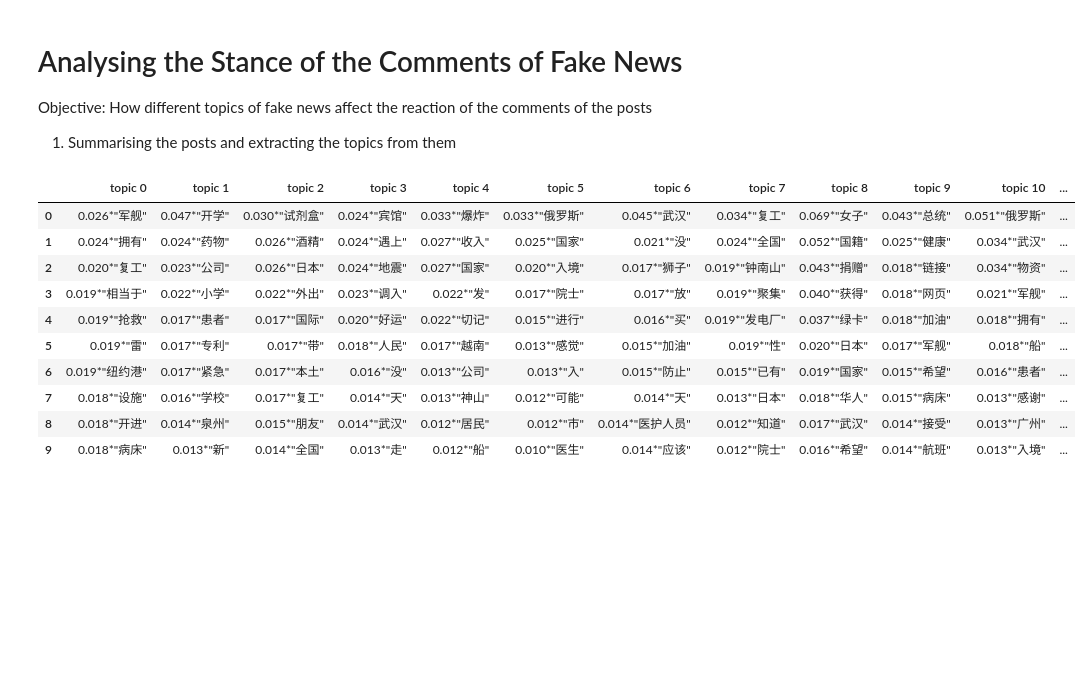
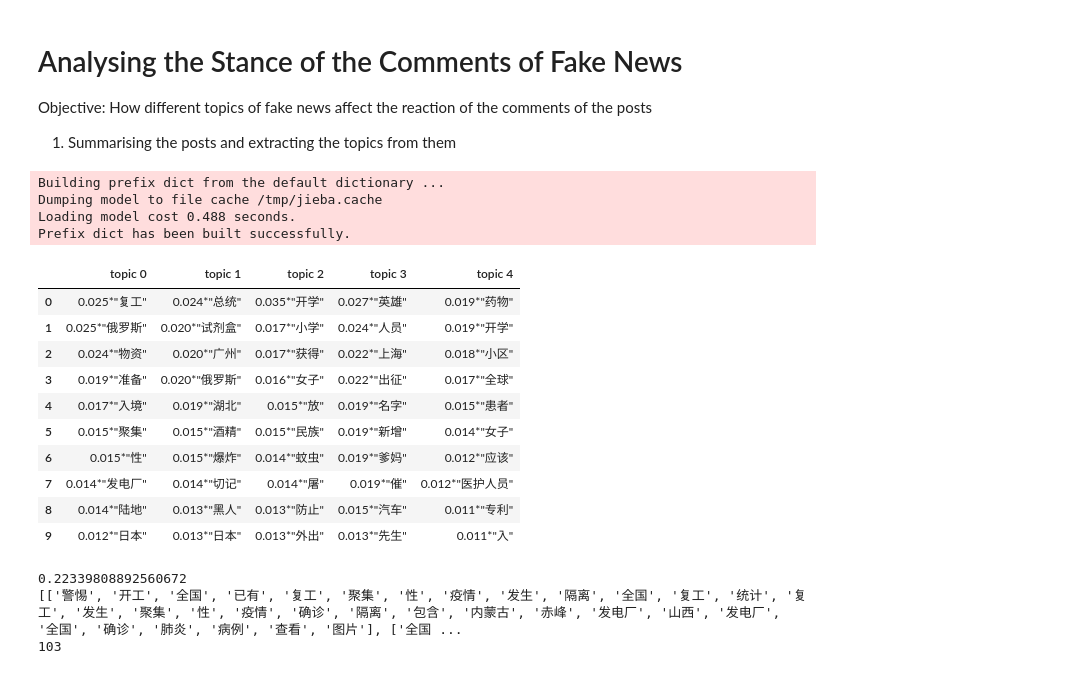
Before and after one commit to Pandacoocoo/Fake_News, a Jupyter notebook: fake_news.ipynb, the cells around one changed output. Drawn from its saved outputs; the diff is of its cells as text; code cells hidden in the pictures; blank space fills up the shorter version.

Commit message:
Tried to reclassify the topics

```diff
--- a/fake_news.ipynb
+++ b/fake_news.ipynb
@@ -346,31 +346,39 @@ for index, row in comments.iterrows():
     word_flags = pseg.lcut(text)    # Separate the sentences into pairs of word and its part of speech
     words = []
     for word_flag in word_flags:
-        if word_flag.flag in ['ns', 'n', 'v', 'a']:     # Only keep words that are nouns, verbs, adjectives, or proper nouns
+        if word_flag.flag in ['ns', 'n', 'v']:     # Only keep words that are nouns, verbs, or proper nouns
             words.append(word_flag.word)
     cleaned_posts.append(clean_stopword(words))
+# %% [output]
+Building prefix dict from the default dictionary ...
+Dumping model to file cache /tmp/jieba.cache
+Loading model cost 0.488 seconds.
+Prefix dict has been built successfully.
 # %%
 import gensim
 from gensim.utils import simple_preprocess
 
 dictionary = gensim.corpora.Dictionary(cleaned_posts)
-dictionary.filter_extremes(no_above=0.1)
+dictionary.filter_extremes(no_above=0.05)
 
+# Create the corpus for the dictionary
 bow_corpus = [dictionary.doc2bow(doc) for doc in cleaned_posts]
-lda_model = gensim.models.LdaMulticore(bow_corpus, num_topics=15, id2word=dictionary)
+lda_model = gensim.models.LdaMulticore(bow_corpus, num_topics=5, id2word=dictionary)
 topic_dic = dict()
 for idx, topic in lda_model.print_topics(-1):
     topic_dic['topic {}'.format(idx)] = topic.split('+')
 pd.DataFrame(topic_dic)
+
+# Code adapted from Chuanrong Li (https://github.com/Lichuanro/Chinese-NLP-Hands-On-Practice/blob/master/LDA/LDA.ipynb)
 # %% [output]
-|  | topic 0 | topic 1 | topic 2 | topic 3 | topic 4 | topic 5 | topic 6 | topic 7 | topic 8 | topic 9 | topic 10 | ... |
-| 0 | 0.026*"军舰" | 0.047*"开学" | 0.030*"试剂盒" | 0.024*"宾馆" | 0.033*"爆炸" | 0.033*"俄罗斯" | 0.045*"武汉" | 0.034*"复工" | 0.069*"女子" | 0.043*"总统" | 0.051*"俄罗斯" | ... |
-| 1 | 0.024*"拥有" | 0.024*"药物" | 0.026*"酒精" | 0.024*"遇上" | 0.027*"收入" | 0.025*"国家" | 0.021*"没" | 0.024*"全国" | 0.052*"国籍" | 0.025*"健康" | 0.034*"武汉" | ... |
-| 2 | 0.020*"复工" | 0.023*"公司" | 0.026*"日本" | 0.024*"地震" | 0.027*"国家" | 0.020*"入境" | 0.017*"狮子" | 0.019*"钟南山" | 0.043*"捐赠" | 0.018*"链接" | 0.034*"物资" | ... |
-| 3 | 0.019*"相当于" | 0.022*"小学" | 0.022*"外出" | 0.023*"调入" | 0.022*"发" | 0.017*"院士" | 0.017*"放" | 0.019*"聚集" | 0.040*"获得" | 0.018*"网页" | 0.021*"军舰" | ... |
-| 4 | 0.019*"抢救" | 0.017*"患者" | 0.017*"国际" | 0.020*"好运" | 0.022*"切记" | 0.015*"进行" | 0.016*"买" | 0.019*"发电厂" | 0.037*"绿卡" | 0.018*"加油" | 0.018*"拥有" | ... |
-| 5 | 0.019*"雷" | 0.017*"专利" | 0.017*"带" | 0.018*"人民" | 0.017*"越南" | 0.013*"感觉" | 0.015*"加油" | 0.019*"性" | 0.020*"日本" | 0.017*"军舰" | 0.018*"船" | ... |
-| 6 | 0.019*"纽约港" | 0.017*"紧急" | 0.017*"本土" | 0.016*"没" | 0.013*"公司" | 0.013*"入" | 0.015*"防止" | 0.015*"已有" | 0.019*"国家" | 0.015*"希望" | 0.016*"患者" | ... |
-| 7 | 0.018*"设施" | 0.016*"学校" | 0.017*"复工" | 0.014*"天" | 0.013*"神山" | 0.012*"可能" | 0.014*"天" | 0.013*"日本" | 0.018*"华人" | 0.015*"病床" | 0.013*"感谢" | ... |
-| 8 | 0.018*"开进" | 0.014*"泉州" | 0.015*"朋友" | 0.014*"武汉" | 0.012*"居民" | 0.012*"市" | 0.014*"医护人员" | 0.012*"知道" | 0.017*"武汉" | 0.014*"接受" | 0.013*"广州" | ... |
-| 9 | 0.018*"病床" | 0.013*"新" | 0.014*"全国" | 0.013*"走" | 0.012*"船" | 0.010*"医生" | 0.014*"应该" | 0.012*"院士" | 0.016*"希望" | 0.014*"航班" | 0.013*"入境" | ... |
+|  | topic 0 | topic 1 | topic 2 | topic 3 | topic 4 |
+| 0 | 0.025*"复工" | 0.024*"总统" | 0.035*"开学" | 0.027*"英雄" | 0.019*"药物" |
+| 1 | 0.025*"俄罗斯" | 0.020*"试剂盒" | 0.017*"小学" | 0.024*"人员" | 0.019*"开学" |
+| 2 | 0.024*"物资" | 0.020*"广州" | 0.017*"获得" | 0.022*"上海" | 0.018*"小区" |
+| 3 | 0.019*"准备" | 0.020*"俄罗斯" | 0.016*"女子" | 0.022*"出征" | 0.017*"全球" |
+| 4 | 0.017*"入境" | 0.019*"湖北" | 0.015*"放" | 0.019*"名字" | 0.015*"患者" |
+| 5 | 0.015*"聚集" | 0.015*"酒精" | 0.015*"民族" | 0.019*"新增" | 0.014*"女子" |
+| 6 | 0.015*"性" | 0.015*"爆炸" | 0.014*"蚊虫" | 0.019*"爹妈" | 0.012*"应该" |
+| 7 | 0.014*"发电厂" | 0.014*"切记" | 0.014*"屠" | 0.019*"催" | 0.012*"医护人员" |
+| 8 | 0.014*"陆地" | 0.013*"黑人" | 0.013*"防止" | 0.015*"汽车" | 0.011*"专利" |
+| 9 | 0.012*"日本" | 0.013*"日本" | 0.013*"外出" | 0.013*"先生" | 0.011*"入" |
@@ -378,0 +385,35 @@ pd.DataFrame(topic_dic)
+# %%
+# Summarise the above topics
+# Topic 1: About returning to work. Also mentioned rations and entering the country
+# Topic 2: About a president. Places mentioned: Guangzhou city, Hubei province, Russia, Japan
+# Topic 3: About returning to school
+# Topic 4: About a "hero"
+# Topic 5: About a medicine and mentioned some sort of patent
+
+
+# TODO
+from itertools import chain
+
+# Assinging the topics to the document in corpus
+lda_corpus = lda_model[bow_corpus]
+
+# Find the threshold, let's set the threshold to be 1/#clusters,
+# To prove that the threshold is sane, we average the sum of all probabilities:
+scores = list(chain(*[[score for topic_id,score in topic] \
+                     for topic in [doc for doc in lda_corpus]]))
+
+threshold = sum(scores)/len(scores)
+print(threshold)
+
+cluster1 = [j for i,j in zip(lda_corpus,cleaned_posts) if i[0][1] > threshold]
+
+#print(cluster1)
+
+
+#print (len(cluster1))
+
+# some comments after fake news has been debunked still believes in it
+# %% [output]
+0.22339808892560672
+[['警惕', '开工', '全国', '已有', '复工', '聚集', '性', '疫情', '发生', '隔离', '全国', '复工', '统计', '复工', '发生', '聚集', '性', '疫情', '确诊', '隔离', '包含', '内蒙古', '赤峰', '发电厂', '山西', '发电厂', '全国', '确诊', '肺炎', '病例', '查看', '图片'], ['全国 ...
+103
```
Also changed, not shown: parts of 1 cell of this notebook.
